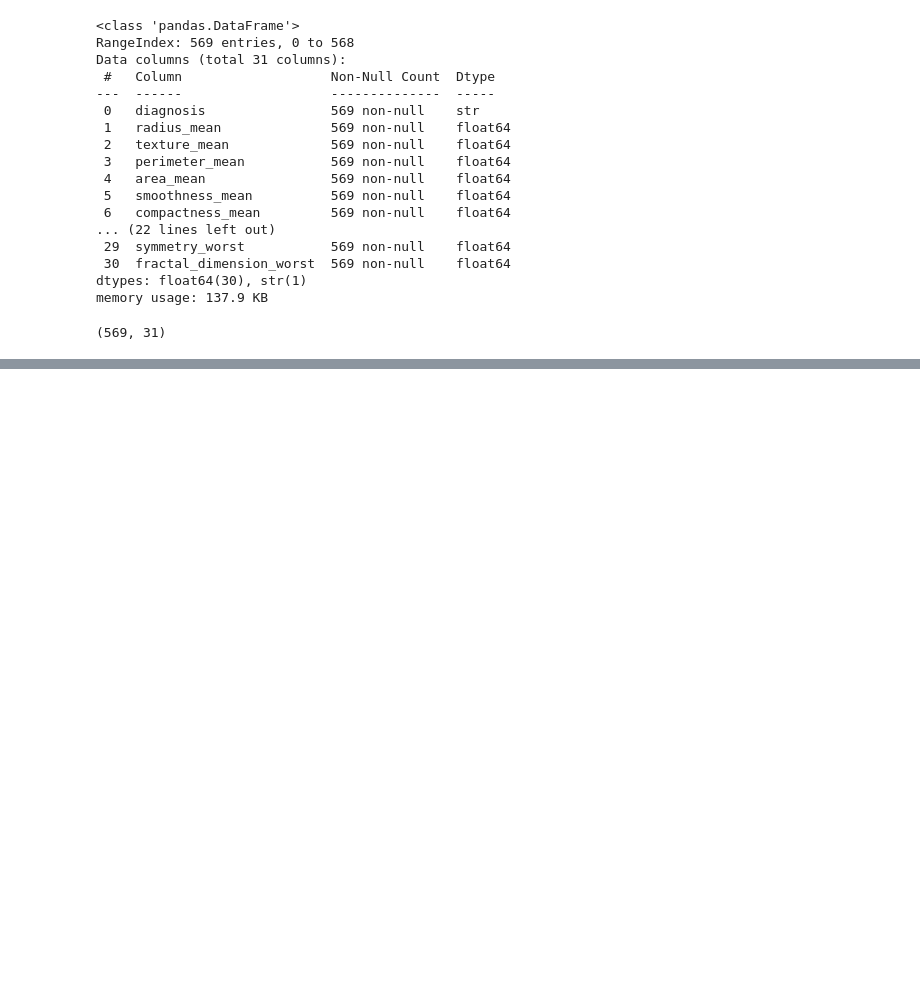
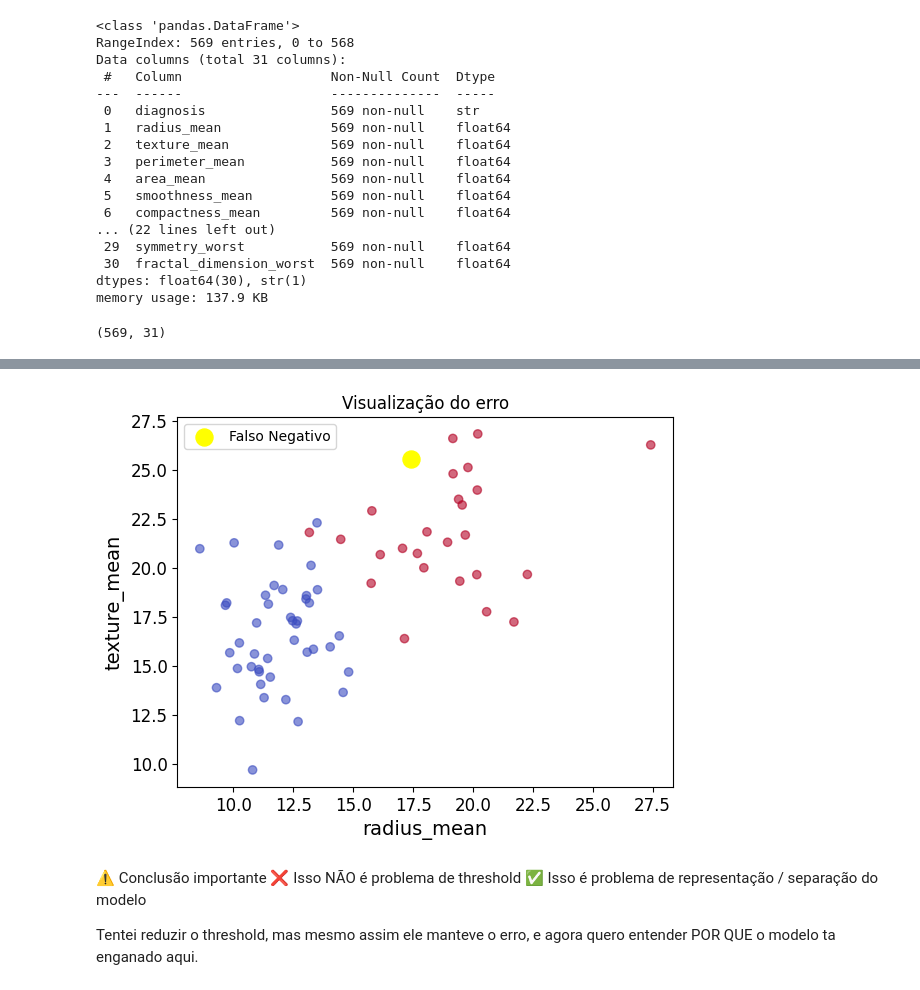
Before and after one commit to gabrielcannes/desafio-tecnico-fase1, a Jupyter notebook: main.ipynb, the cells around one changed output, grey strips where cells are left out. Saved outputs shown, nothing was run; the diff lists cells and outputs as text; code cells hidden in the pictures; blank space fills up the shorter version.

```diff
--- a/main.ipynb
+++ b/main.ipynb
@@ -248,0 +424,11 @@ df.shape
+# %%
+# garantir tudo como array (sem índice)
+y_test_array = y_test.to_numpy()
+
+# recalcular o mask corretamente
+false_negatives_idx = (y_test_array == 1) & (y_pred_custom == 0)
+
+# agora funciona
+fn_case = X_test_df[false_negatives_idx]
+
+print(fn_case)
@@ -248,0 +480,38 @@ df.shape
+# %%
+import matplotlib.pyplot as plt
+
+# escolher duas features importantes
+f1 = 'radius_mean'
+f2 = 'texture_mean'
+
+plt.scatter(
+    X_test_df[f1],
+    X_test_df[f2],
+    c=y_test_df,
+    cmap='coolwarm',
+    alpha=0.6
+)
+
+# destacar falso negativo
+plt.scatter(
+    fn_case[f1],
+    fn_case[f2],
+    color='yellow',
+    s=150,
+    label='Falso Negativo'
+)
+
+plt.xlabel(f1)
+plt.ylabel(f2)
+plt.legend()
+plt.title("Visualização do erro")
+
+plt.show()
+# %% [output]
+[figure, added]
+# %% [markdown]
+⚠️ Conclusão importante
+❌ Isso NÃO é problema de threshold
+✅ Isso é problema de representação / separação do modelo
+
+Tentei reduzir o threshold, mas mesmo assim ele manteve o erro, e agora quero entender POR QUE o modelo ta enganado aqui.
```
Also changed, not shown: parts of 22 cells of this notebook.
